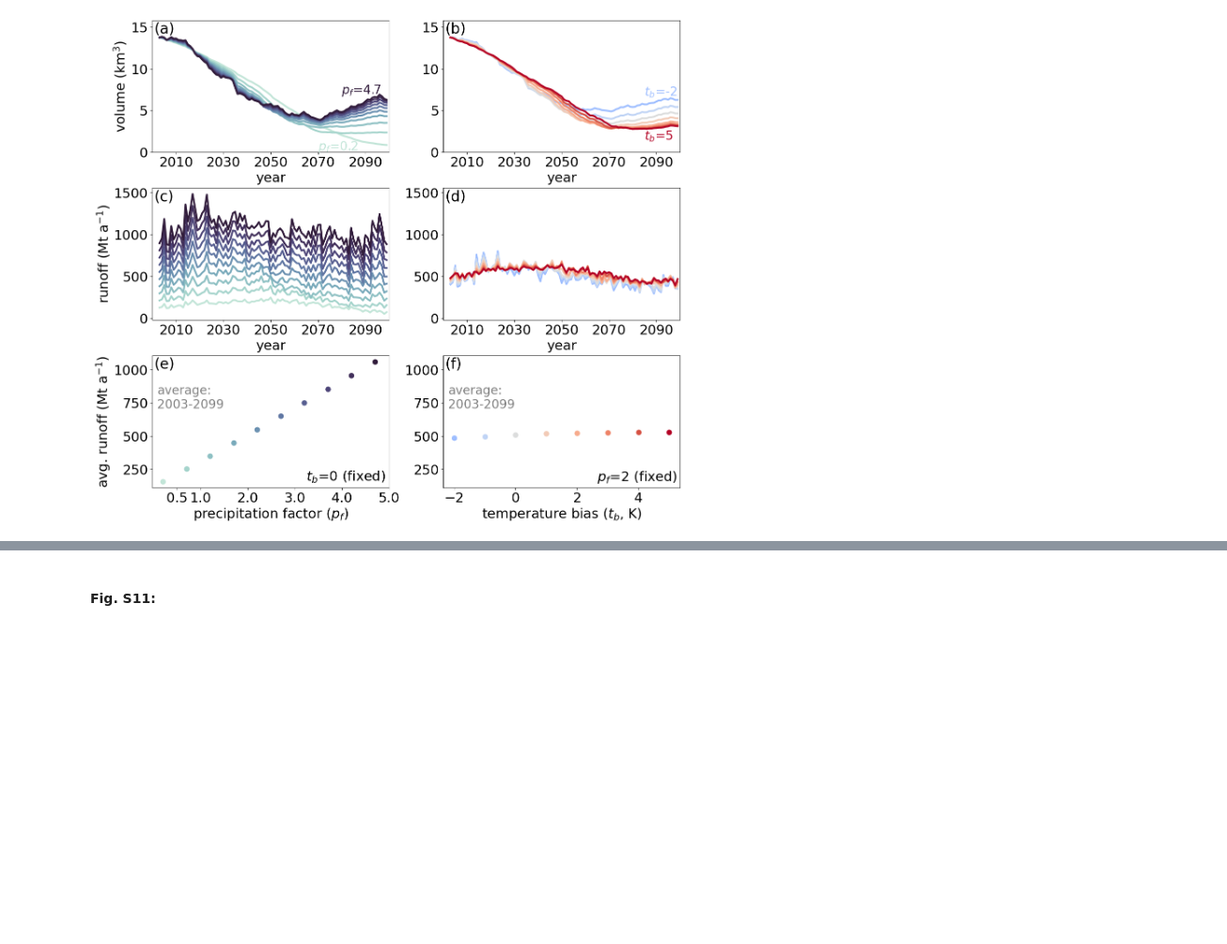
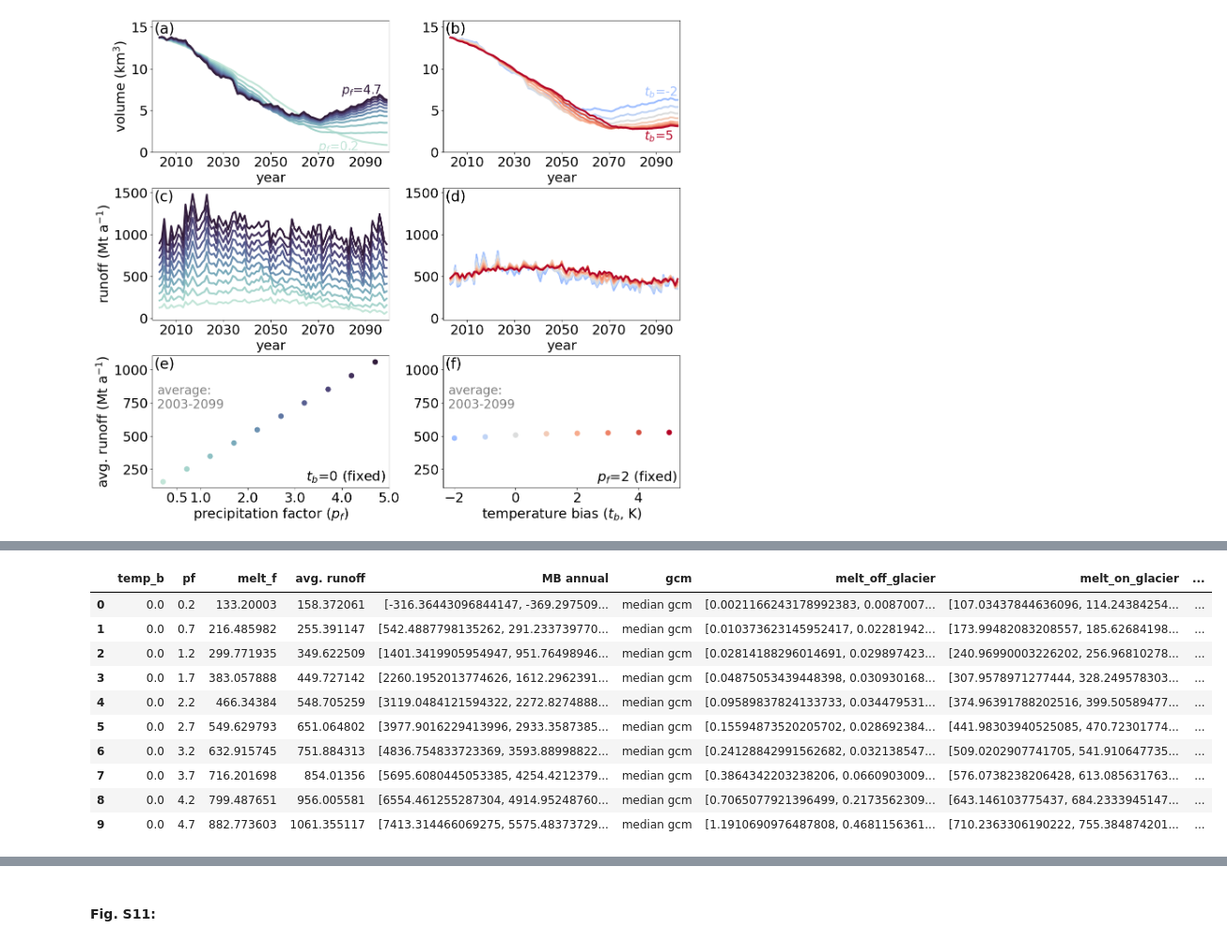
Before and after one commit to lilianschuster/oggm_mb_sandbox_option_intercomparison, a Jupyter notebook: analysis_notebooks/fig_7_S11_S12_parameter_influence_RUNOFF.ipynb, the cells around one changed output, grey strips where cells are left out. Shown at 94% size. Drawn from its saved outputs; the diff is of its cells as text; code cells hidden in the pictures; blank space fills up the shorter version.

```diff
--- a/analysis_notebooks/fig_7_S11_S12_parameter_influence_RUNOFF.ipynb
+++ b/analysis_notebooks/fig_7_S11_S12_parameter_influence_RUNOFF.ipynb
@@ -466,0 +687,14 @@ plt.savefig(f'{fig_path}/fig_7_conceptual_parameter_vol_runoff_influence_2003_20
+# %%
+pd_data
+# %% [output]
+|  | temp_b | pf | melt_f | avg. runoff | MB annual | gcm | melt_off_glacier | melt_on_glacier | ... |
+| 0 | 0.0 | 0.2 | 133.20003 | 158.372061 | [-316.36443096844147, -369.297509... | median gcm | [0.0021166243178992383, 0.0087007... | [107.03437844636096, 114.24384254... | ... |
+| 1 | 0.0 | 0.7 | 216.485982 | 255.391147 | [542.4887798135262, 291.233739770... | median gcm | [0.010373623145952417, 0.02281942... | [173.99482083208557, 185.62684198... | ... |
+| 2 | 0.0 | 1.2 | 299.771935 | 349.622509 | [1401.3419905954947, 951.76498946... | median gcm | [0.02814188296014691, 0.029897423... | [240.96990003226202, 256.96810278... | ... |
+| 3 | 0.0 | 1.7 | 383.057888 | 449.727142 | [2260.1952013774626, 1612.2962391... | median gcm | [0.04875053439448398, 0.030930168... | [307.9578971277444, 328.249578303... | ... |
+| 4 | 0.0 | 2.2 | 466.34384 | 548.705259 | [3119.0484121594322, 2272.8274888... | median gcm | [0.09589837824133733, 0.034479531... | [374.96391788202516, 399.50589477... | ... |
+| 5 | 0.0 | 2.7 | 549.629793 | 651.064802 | [3977.9016229413996, 2933.3587385... | median gcm | [0.15594873520205702, 0.028692384... | [441.98303940525085, 470.72301774... | ... |
+| 6 | 0.0 | 3.2 | 632.915745 | 751.884313 | [4836.754833723369, 3593.88998822... | median gcm | [0.24128842991562682, 0.032138547... | [509.0202907741705, 541.910647735... | ... |
+| 7 | 0.0 | 3.7 | 716.201698 | 854.01356 | [5695.6080445053385, 4254.4212379... | median gcm | [0.3864342203238206, 0.0660903009... | [576.0738238206428, 613.085631763... | ... |
+| 8 | 0.0 | 4.2 | 799.487651 | 956.005581 | [6554.461255287304, 4914.95248760... | median gcm | [0.7065077921396499, 0.2173562309... | [643.146103775437, 684.2333945147... | ... |
+| 9 | 0.0 | 4.7 | 882.773603 | 1061.355117 | [7413.314466069275, 5575.48373729... | median gcm | [1.1910690976487808, 0.4681156361... | [710.2363306190222, 755.384874201... | ... |
```
Also changed, not shown: parts of 6 cells of this notebook, 2 other files.
